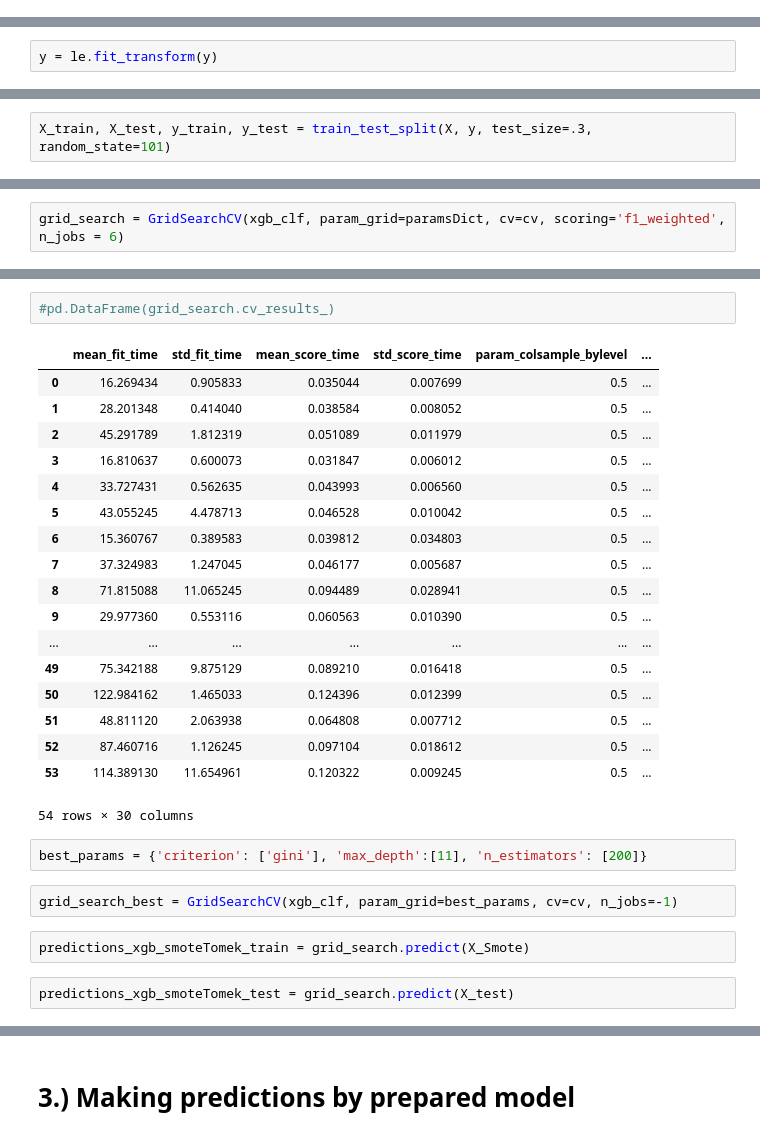
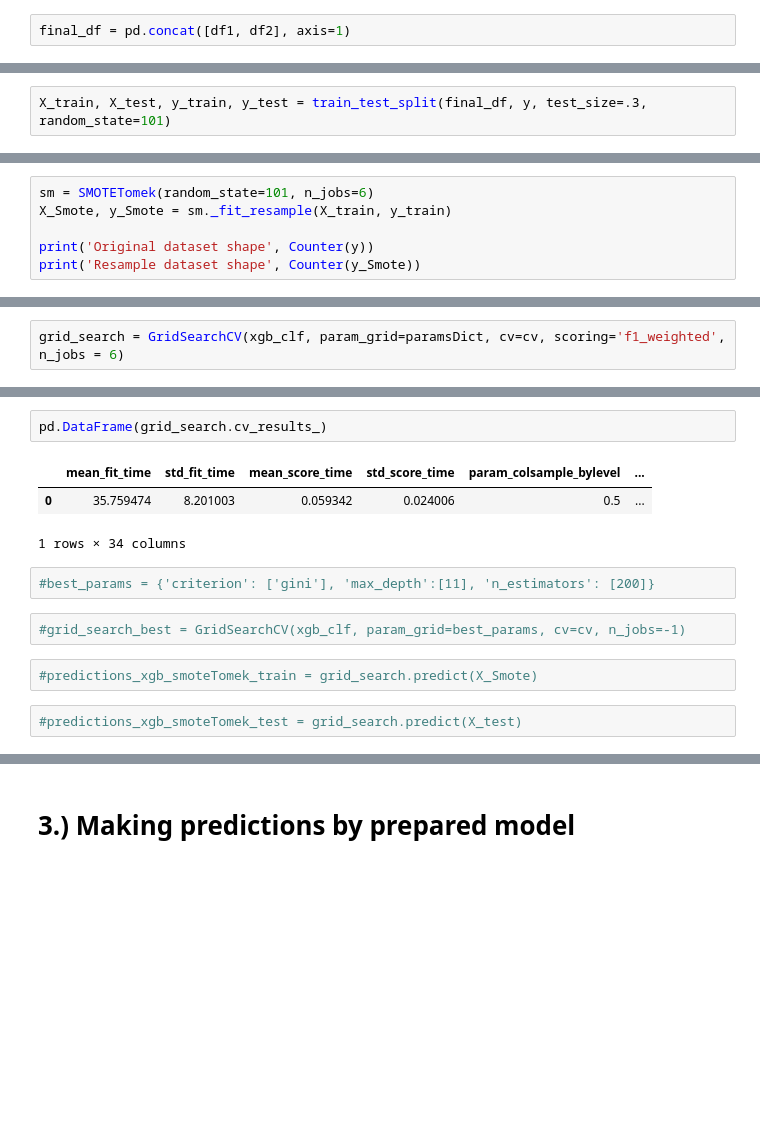
Before and after one commit to PriyeshDave/Projects, a Jupyter notebook: Road Traffic Severity Classification/Code/DataPreprocessing.ipynb, the cells around one changed output, grey strips where cells are left out. Drawn from its saved outputs; the diff is of its cells as text; blank space fills up the shorter version.

```diff
--- a/Road Traffic Severity Classification/Code/DataPreprocessing.ipynb
+++ b/Road Traffic Severity Classification/Code/DataPreprocessing.ipynb
@@ -563,0 +691,2 @@ X.head()
+# %%
+final_df = pd.concat([df1, df2], axis=1)
@@ -582,7 +707,5 @@ le = LabelEncoder()
 # %%
 y = dataset['Accident_severity']
-# %%
-y = le.fit_transform(y)
 # %%
 y
 # %% [output]
@@ -590,5 +739,5 @@ array([2, 2, 1, ..., 1, 2, 2])
 # %%
-X_train, X_test, y_train, y_test = train_test_split(X, y, test_size=.3, random_state=101)
+X_train, X_test, y_train, y_test = train_test_split(final_df, y, test_size=.3, random_state=101)
 # %%
 from xgboost import XGBClassifier
 # %%
@@ -747,0 +887,6 @@ sm = SMOTETomek(random_state=101, n_jobs=-1)
+# %%
+sm = SMOTETomek(random_state=101, n_jobs=6)
+X_Smote, y_Smote = sm._fit_resample(X_train, y_train)
+
+print('Original dataset shape', Counter(y))
+print('Resample dataset shape', Counter(y_Smote))
@@ -946,30 +1073,15 @@ grid_search.best_params_
 # %%
-#pd.DataFrame(grid_search.cv_results_)
+pd.DataFrame(grid_search.cv_results_)
 # %% [output]
 |  | mean_fit_time | std_fit_time | mean_score_time | std_score_time | param_colsample_bylevel | ... |
-| 0 | 16.269434 | 0.905833 | 0.035044 | 0.007699 | 0.5 | ... |
-| 1 | 28.201348 | 0.414040 | 0.038584 | 0.008052 | 0.5 | ... |
-| 2 | 45.291789 | 1.812319 | 0.051089 | 0.011979 | 0.5 | ... |
-| 3 | 16.810637 | 0.600073 | 0.031847 | 0.006012 | 0.5 | ... |
-| 4 | 33.727431 | 0.562635 | 0.043993 | 0.006560 | 0.5 | ... |
-| 5 | 43.055245 | 4.478713 | 0.046528 | 0.010042 | 0.5 | ... |
-| 6 | 15.360767 | 0.389583 | 0.039812 | 0.034803 | 0.5 | ... |
-| 7 | 37.324983 | 1.247045 | 0.046177 | 0.005687 | 0.5 | ... |
-| 8 | 71.815088 | 11.065245 | 0.094489 | 0.028941 | 0.5 | ... |
-| 9 | 29.977360 | 0.553116 | 0.060563 | 0.010390 | 0.5 | ... |
-| ... | ... | ... | ... | ... | ... | ... |
-| 49 | 75.342188 | 9.875129 | 0.089210 | 0.016418 | 0.5 | ... |
-| 50 | 122.984162 | 1.465033 | 0.124396 | 0.012399 | 0.5 | ... |
-| 51 | 48.811120 | 2.063938 | 0.064808 | 0.007712 | 0.5 | ... |
-| 52 | 87.460716 | 1.126245 | 0.097104 | 0.018612 | 0.5 | ... |
-| 53 | 114.389130 | 11.654961 | 0.120322 | 0.009245 | 0.5 | ... |
+| 0 | 35.759474 | 8.201003 | 0.059342 | 0.024006 | 0.5 | ... |
-54 rows × 30 columns
+1 rows × 34 columns
 # %%
-best_params = {'criterion': ['gini'], 'max_depth':[11], 'n_estimators': [200]}
+#best_params = {'criterion': ['gini'], 'max_depth':[11], 'n_estimators': [200]}
 # %%
-grid_search_best = GridSearchCV(xgb_clf, param_grid=best_params, cv=cv, n_jobs=-1)
+#grid_search_best = GridSearchCV(xgb_clf, param_grid=best_params, cv=cv, n_jobs=-1)
 # %%
-predictions_xgb_smoteTomek_train = grid_search.predict(X_Smote)
+#predictions_xgb_smoteTomek_train = grid_search.predict(X_Smote)
 # %%
-predictions_xgb_smoteTomek_test = grid_search.predict(X_test)
+#predictions_xgb_smoteTomek_test = grid_search.predict(X_test)
 # %%
```
Also changed, not shown: parts of 116 cells of this notebook, 1 other file.
